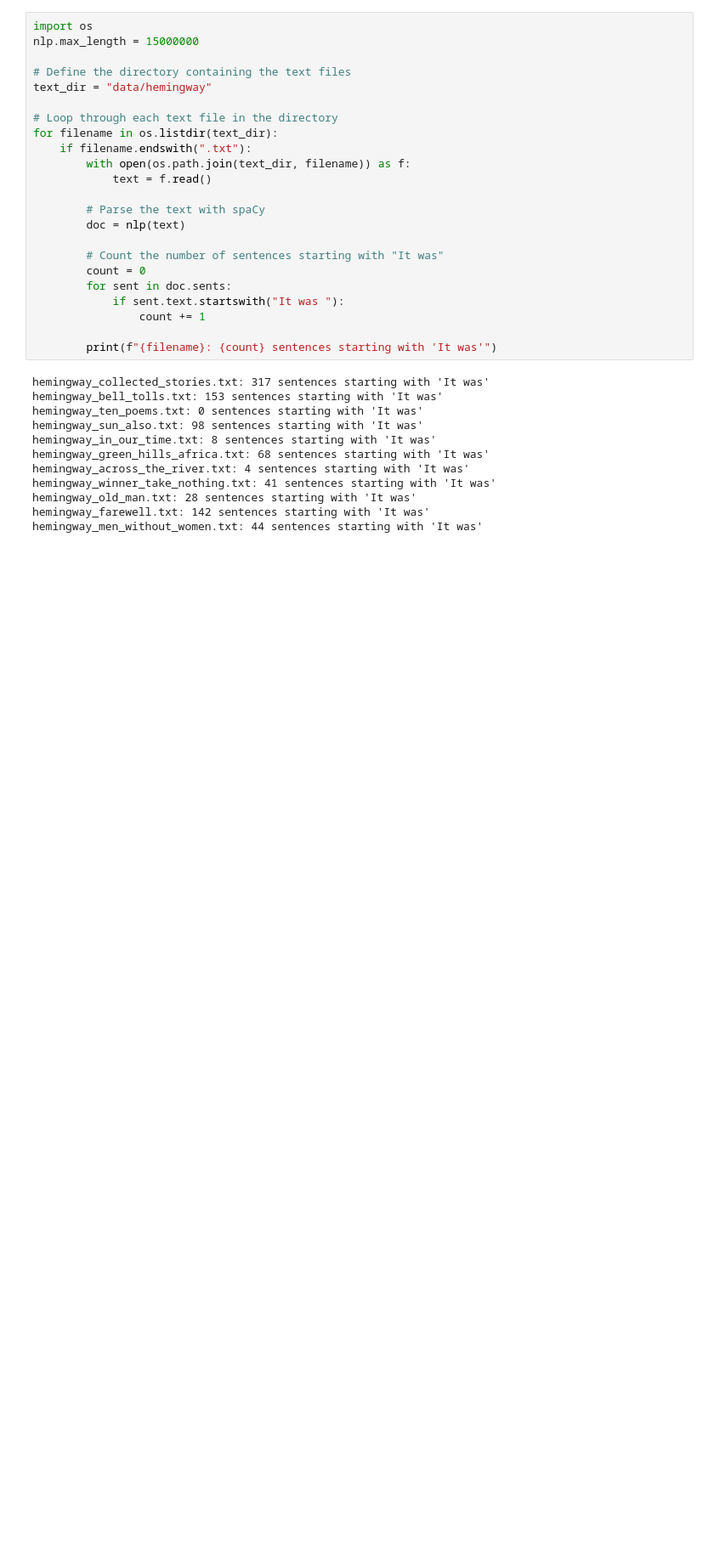
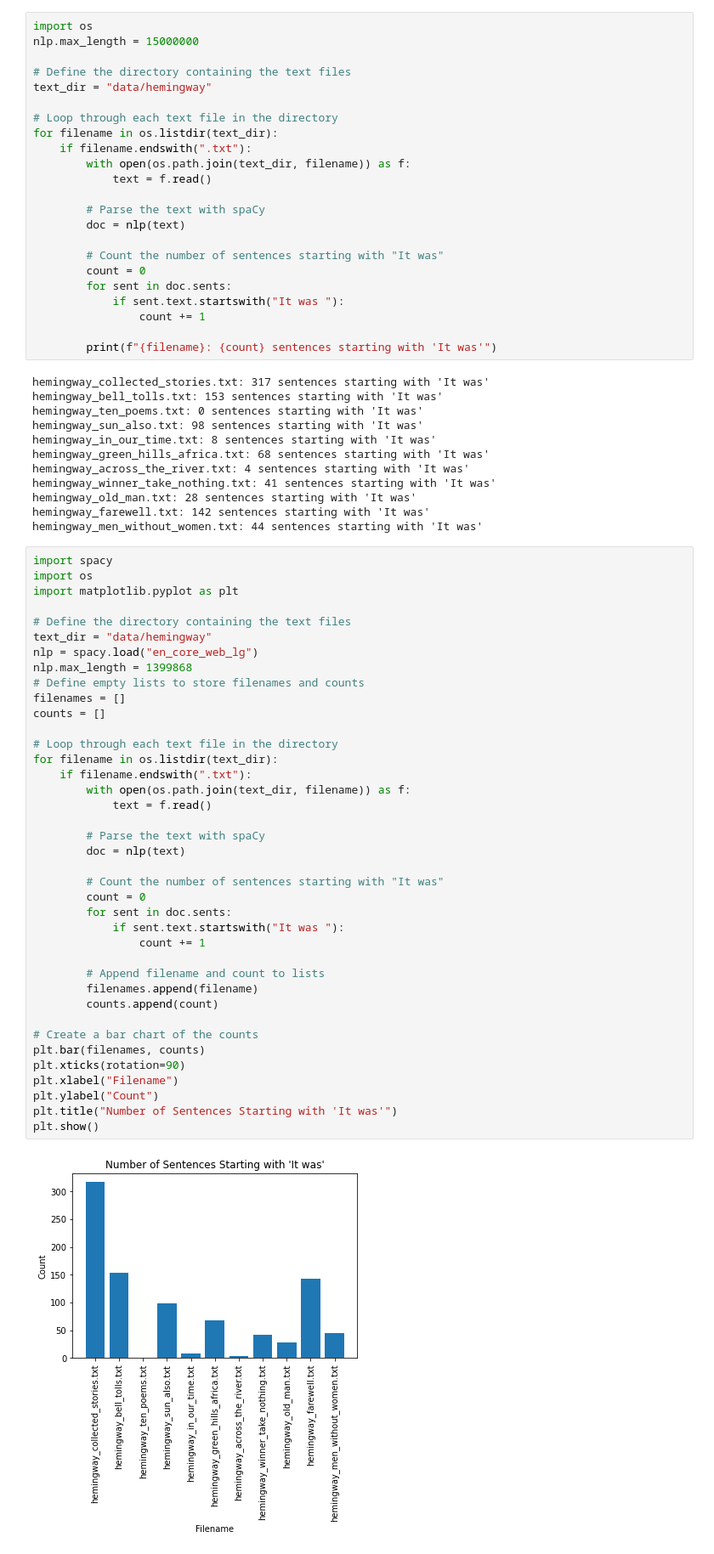
Before and after one commit to kspicer80/fitzgerald_hemingway, a Jupyter notebook: williams_favorite_stories_analysis.ipynb, the cells around one changed output. Shown at 85% size. Drawn from its saved outputs; the diff is of its cells as text; blank space fills up the shorter version.

Commit message:
it was counts ...

```diff
--- a/williams_favorite_stories_analysis.ipynb
+++ b/williams_favorite_stories_analysis.ipynb
@@ -258,3 +258,44 @@ hemingway_winner_take_nothing.txt: 41 sentences starting with 'It was'
 hemingway_old_man.txt: 28 sentences starting with 'It was'
 hemingway_farewell.txt: 142 sentences starting with 'It was'
 hemingway_men_without_women.txt: 44 sentences starting with 'It was'
+# %%
+import spacy
+import os
+import matplotlib.pyplot as plt
+
+# Define the directory containing the text files
+text_dir = "data/hemingway"
+nlp = spacy.load("en_core_web_lg")
+nlp.max_length = 1399868
+# Define empty lists to store filenames and counts
+filenames = []
+counts = []
+
+# Loop through each text file in the directory
+for filename in os.listdir(text_dir):
+    if filename.endswith(".txt"):
+        with open(os.path.join(text_dir, filename)) as f:
+            text = f.read()
+
+        # Parse the text with spaCy
+        doc = nlp(text)
+
+        # Count the number of sentences starting with "It was"
+        count = 0
+        for sent in doc.sents:
+            if sent.text.startswith("It was "):
+                count += 1
+
+        # Append filename and count to lists
+        filenames.append(filename)
+        counts.append(count)
+
+# Create a bar chart of the counts
+plt.bar(filenames, counts)
+plt.xticks(rotation=90)
+plt.xlabel("Filename")
+plt.ylabel("Count")
+plt.title("Number of Sentences Starting with 'It was'")
+plt.show()
+# %% [output]
+[figure, added]
```
